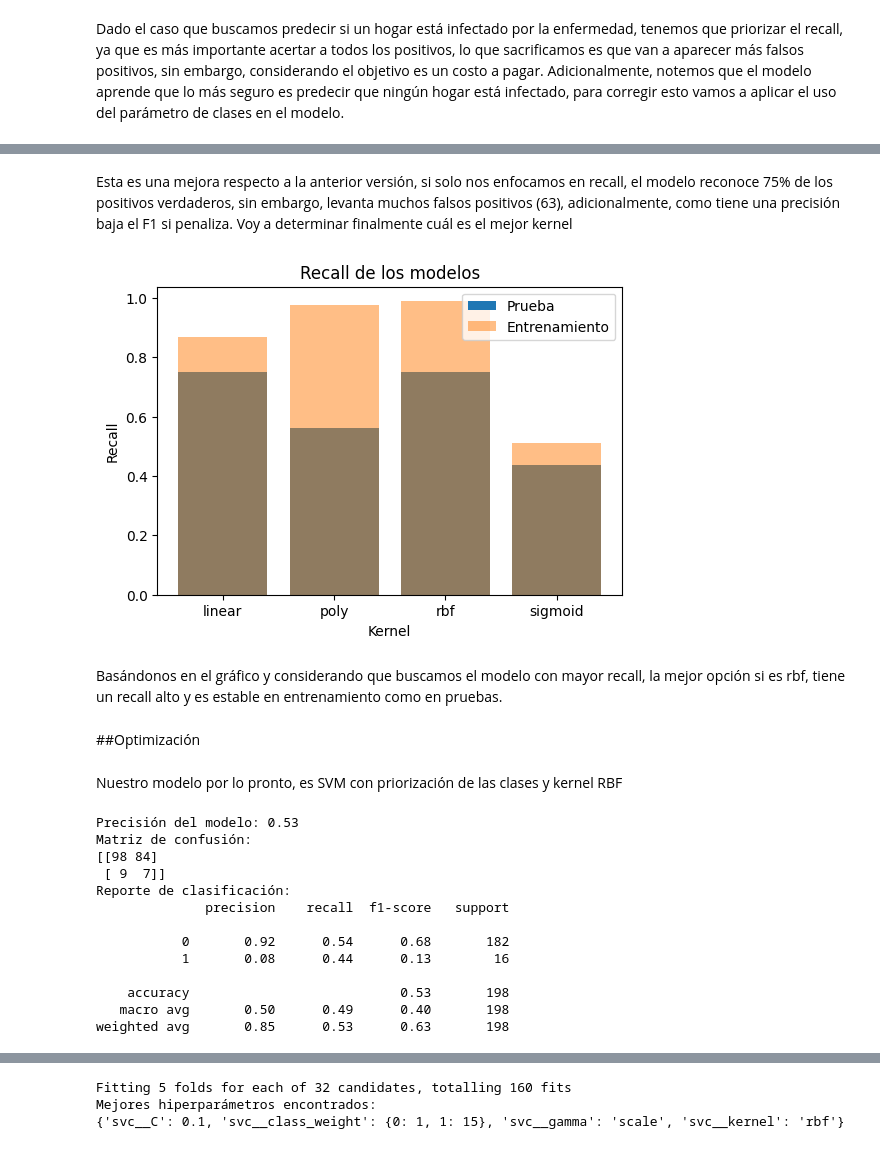
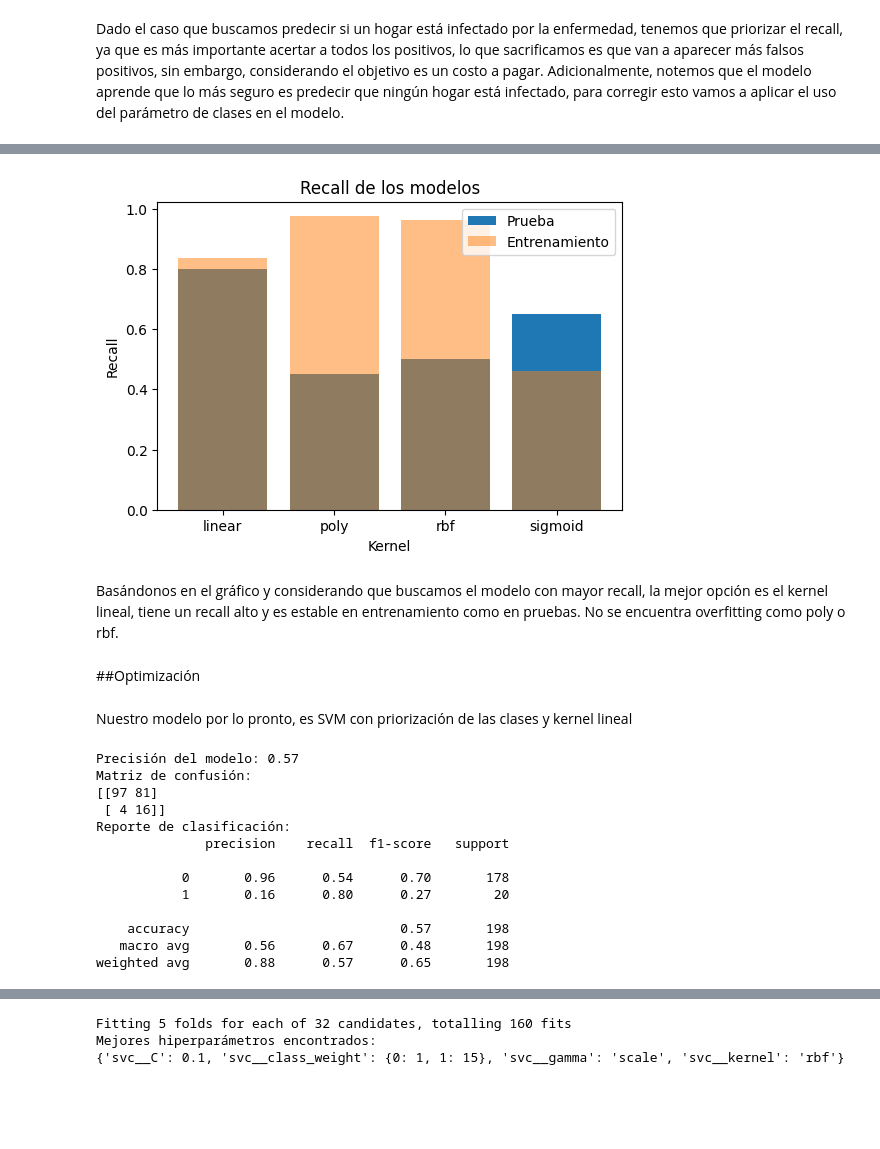
Before and after one commit to DashTT/Reto-02-Chagas, a Jupyter notebook: Reto02_AndradeEscobarVillenas.ipynb, the cells around one changed output, grey strips where cells are left out. Cells and saved outputs as stored; diff of their text form; code cells hidden in the pictures; blank space fills up the shorter version.

Commit message:
feat(SVM): Corrigiendo la estandarización e implementando el uso de train test grupal, adicionalmente se incluye la interpretación.

```diff
--- a/Reto02_AndradeEscobarVillenas.ipynb
+++ b/Reto02_AndradeEscobarVillenas.ipynb
@@ -798,5 +778,10 @@ y= y.map({'Negativa': 0, 'Positiva': 1}) #se hace el cambio
 # %%
-X_train, X_test, y_train, y_test = train_test_split(X, y, test_size=0.2, random_state=42)
+scaler = StandardScaler()
+
+X_train_scaled = scaler.fit_transform(X_train)
+
+y_train_scaled = scaler.fit_transform(y_train.values.reshape(-1, 1)).ravel()
+
 modelo = SVC(kernel='linear', C=1.0)
 modelo.fit(X_train, y_train)
 # %% [output]
@@ -834,6 +819,2 @@ weighted avg       0.84      0.92      0.88       198
 # %% [markdown]
 Dado el caso que buscamos predecir si un hogar está infectado por la enfermedad, tenemos que priorizar el recall, ya que es más importante acertar a todos los positivos, lo que sacrificamos es que van a aparecer más falsos positivos, sin embargo, considerando el objetivo es un costo a pagar. Adicionalmente, notemos que el modelo aprende que lo más seguro es predecir que ningún hogar está infectado, para corregir esto vamos a aplicar el uso del parámetro de clases en el modelo.
-# %%
-X_train, X_test, y_train, y_test = train_test_split(X, y, test_size=0.2, random_state=42)
-modelo = SVC(kernel='linear', class_weight='balanced', C=1.0)
-modelo.fit(X_train, y_train)
@@ -842,5 +821,8 @@ SVC(class_weight='balanced', kernel='linear')
 # %%
 # Realizar predicciones y evaluar el modelo
+
+modelo = SVC(kernel='linear', C=1.0, class_weight='balanced')
+modelo.fit(X_train, y_train)
 y_pred = modelo.predict(X_test)
 
 # Precisión del modelo con dos decimales
@@ -874,4 +855,0 @@ Aquí el recall mejora significativemente, sin embargo, el que haya mejorado no
-# %%
-X_train, X_test, y_train, y_test = train_test_split(X, y, test_size=0.2, random_state=42)
-modelo = SVC(kernel='rbf', class_weight='balanced', C=1.0)
-modelo.fit(X_train, y_train)
@@ -910,47 +856,46 @@ weighted avg       0.90      0.66      0.74       198
-# %% [markdown]
-Esta es una mejora respecto a la anterior versión, si solo nos enfocamos en recall, el modelo reconoce 75% de los positivos verdaderos, sin embargo, levanta muchos falsos positivos (63), adicionalmente, como tiene una precisión baja el F1 si penaliza. Voy a determinar finalmente cuál es el mejor kernel
 # %%
-X_train, X_test, y_train, y_test = train_test_split(
-    X, y, test_size=0.2, random_state=42
-)
+
 
 kernel_values = ['linear', 'poly', 'rbf', 'sigmoid']
 
 recall_test = []
 recall_train = []
 
 for kernel in kernel_values:
     modelo = SVC(kernel=kernel, class_weight='balanced', C=1.0)
     modelo.fit(X_train, y_train)
 
     y_pred_test = modelo.predict(X_test)
     y_pred_train = modelo.predict(X_train)
 
     recall_test.append(
         recall_score(y_test, y_pred_test, pos_label=1)
     )
     recall_train.append(
         recall_score(y_train, y_pred_train, pos_label=1)
     )
 
 # Visualizar el recall
 plt.figure(figsize=(6, 4))
 plt.bar(kernel_values, recall_test)
 plt.bar(kernel_values, recall_train, alpha=0.5)
 plt.title('Recall de los modelos')
 plt.xlabel('Kernel')
 plt.ylabel('Recall')
 plt.legend(['Prueba', 'Entrenamiento'])
 plt.show()
 # %% [output]
-[figure, old version]
+[figure, new version]
 # %% [markdown]
-Basándonos en el gráfico y considerando que buscamos el modelo con mayor recall, la mejor opción si es rbf, tiene un recall alto y es estable en entrenamiento como en pruebas.
+Basándonos en el gráfico y considerando que buscamos el modelo con mayor recall, la mejor opción es el kernel lineal, tiene un recall alto y es estable en entrenamiento como en pruebas. No se encuentra overfitting como poly o rbf.
 # %% [markdown]
 ##Optimización
 # %% [markdown]
-Nuestro modelo por lo pronto, es SVM con priorización de las clases y kernel RBF
+Nuestro modelo por lo pronto, es SVM con priorización de las clases y kernel lineal
 # %%
+modelo = SVC(kernel='linear', C=1.0, class_weight='balanced')
+modelo.fit(X_train, y_train)
+
 y_pred = modelo.predict(X_test)
 
 # Precisión del modelo con dos decimales
@@ -966,19 +911,19 @@ print(cm)
 print("Reporte de clasificación:")
 print(classification_report(y_test, y_pred))
 # %% [output]
-Precisión del modelo: 0.53
+Precisión del modelo: 0.57
 Matriz de confusión:
-[[98 84]
- [ 9  7]]
+[[97 81]
+ [ 4 16]]
 Reporte de clasificación:
               precision    recall  f1-score   support
 
-           0       0.92      0.54      0.68       182
-           1       0.08      0.44      0.13        16
+           0       0.96      0.54      0.70       178
+           1       0.16      0.80      0.27        20
 
-    accuracy                           0.53       198
-   macro avg       0.50      0.49      0.40       198
-weighted avg       0.85      0.53      0.63       198
+    accuracy                           0.57       198
+   macro avg       0.56      0.67      0.48       198
+weighted avg       0.88      0.57      0.65       198
 # %%
 y_scores = modelo.decision_function(X_test)
 
```
Also changed, not shown: parts of 23 cells of this notebook.
